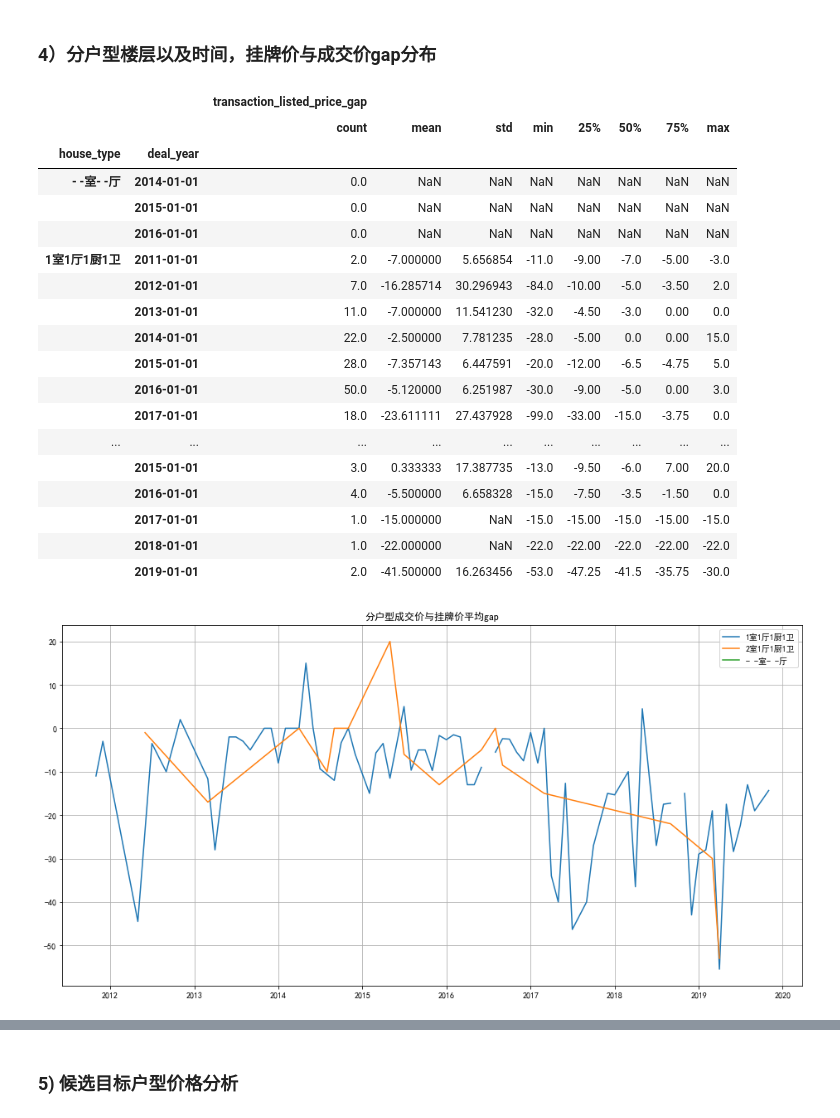
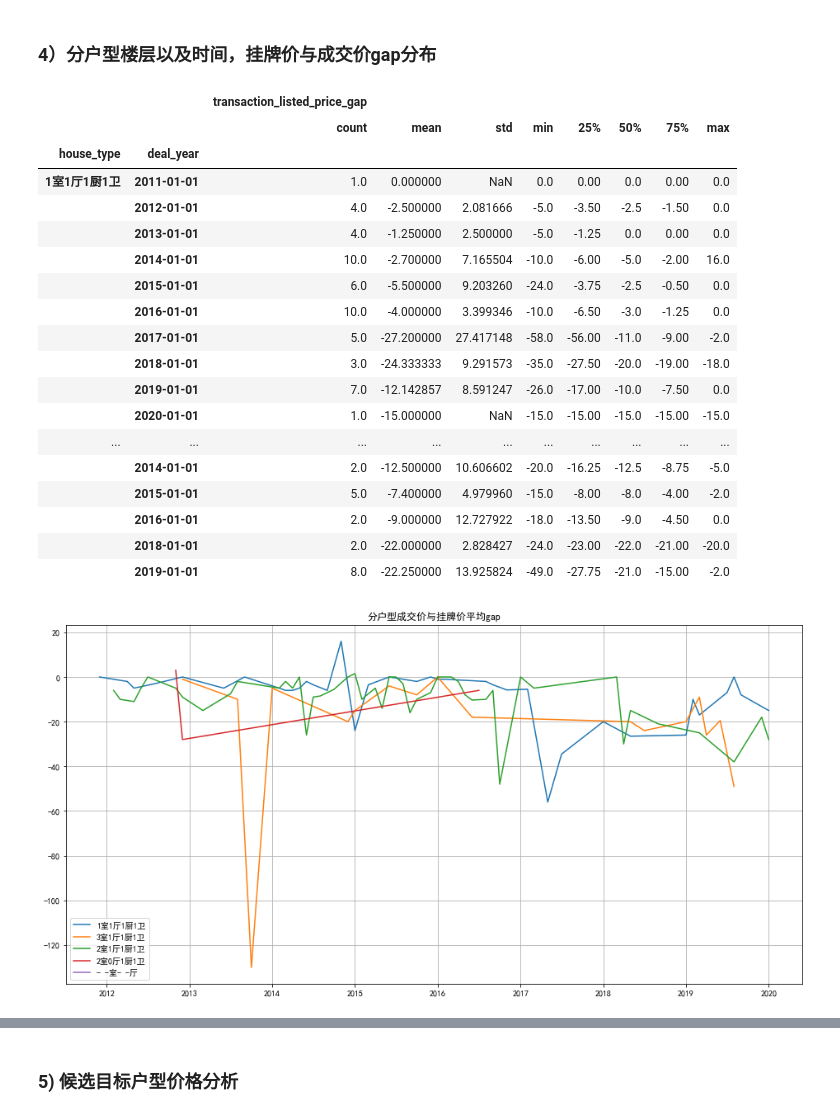
Before and after one commit to DanielHHP/lianjiaSpider, a Jupyter notebook: notebook/house_deal_analyse.ipynb, the cells around one changed output, grey strips where cells are left out. Cells and saved outputs as stored; diff of their text form; code cells hidden in the pictures.

```diff
--- a/notebook/house_deal_analyse.ipynb
+++ b/notebook/house_deal_analyse.ipynb
@@ -42,7 +50,8 @@ pd.set_option("display.max_rows", None)
 # 一. 数据载入&预处理
 # %%
 # 载入数据
-data = pd.read_csv('../教场口6号院.csv')
+#data = pd.read_csv('../教场口6号院.csv')
+data = pd.read_csv('../东直门南大街.csv')
 # %%
 # 预览数据
 data.head(3)
@@ -92,6 +101,15 @@ dtype: object
 data['transaction_duration'] = data['transaction_duration'].map(lambda x: np.nan if x=='暂无数据' or x is np.nan else int(x)).astype('Int64',errors='ignore')
 # 面积
 data['area'] = data['area'].map(lambda x: float(x.strip('㎡') if x != '暂无数据' else np.nan))
+# 判断是否是链家成交
+def is_lianjia_deal(priceStr):
+    if priceStr == '暂无数据':
+        return False
+    elif '-' not in priceStr:
+        return True
+    else:
+        return False
+data['is_lianjia_deal'] = data['transaction_price'].map(is_lianjia_deal)
 # 成交价
 def convert_int(numberStr):
     if isinstance(numberStr, int) or isinstance(numberStr, float):
@@ -445,8 +474,9 @@ ax1 = fig1.add_subplot(1,1,1)
 #ax1.xaxis.set_major_formatter(matplotlib.dates.DateFormatter('%Y-%m'))#设置时间标签显示格式
 #plt.xticks(pd.date_range('2010-01-01','2019-12', freq='M'),rotation=90)
 for t in data['house_type'].unique():
-    plt.plot(data[data['house_type']==t].groupby(['deal_month']).mean()['transaction_price'])
+    plt.plot(data[(data['house_type']==t) & (data['is_lianjia_deal']==True)].groupby(['deal_month']).mean()['transaction_price'])
 plt.grid(True)
 plt.legend(data['house_type'].unique(),loc='best')
+plt.title('分户型平均成交价格走势')
 plt.show()
 # %% [output]
@@ -503,41 +534,41 @@ data.sort_values('deal_date').groupby(['house_type','area','floor'])[['transacti
 ### 4）分户型楼层以及时间，挂牌价与成交价gap分布
 # %%
 #data.groupby(['house_type','area','floor','deal_year'])[['transaction_listed_price_gap']].describe()
-data.groupby(['house_type','deal_year'])[['transaction_listed_price_gap']].describe()
+data[data['is_lianjia_deal']==True].groupby(['house_type','deal_year'])[['transaction_listed_price_gap']].describe()
 # %% [output]
 |  |  | transaction_listed_price_gap |  |  |  |  |  |  |  |
 |  |  | count | mean | std | min | 25% | 50% | 75% | max |
 | house_type | deal_year |  |  |  |  |  |  |  |  |
-| - -室- -厅 | 2014-01-01 | 0.0 | NaN | NaN | NaN | NaN | NaN | NaN | NaN |
-|  | 2015-01-01 | 0.0 | NaN | NaN | NaN | NaN | NaN | NaN | NaN |
-|  | 2016-01-01 | 0.0 | NaN | NaN | NaN | NaN | NaN | NaN | NaN |
-| 1室1厅1厨1卫 | 2011-01-01 | 2.0 | -7.000000 | 5.656854 | -11.0 | -9.00 | -7.0 | -5.00 | -3.0 |
-|  | 2012-01-01 | 7.0 | -16.285714 | 30.296943 | -84.0 | -10.00 | -5.0 | -3.50 | 2.0 |
-|  | 2013-01-01 | 11.0 | -7.000000 | 11.541230 | -32.0 | -4.50 | -3.0 | 0.00 | 0.0 |
-|  | 2014-01-01 | 22.0 | -2.500000 | 7.781235 | -28.0 | -5.00 | 0.0 | 0.00 | 15.0 |
-|  | 2015-01-01 | 28.0 | -7.357143 | 6.447591 | -20.0 | -12.00 | -6.5 | -4.75 | 5.0 |
-|  | 2016-01-01 | 50.0 | -5.120000 | 6.251987 | -30.0 | -9.00 | -5.0 | 0.00 | 3.0 |
-|  | 2017-01-01 | 18.0 | -23.611111 | 27.437928 | -99.0 | -33.00 | -15.0 | -3.75 | 0.0 |
+| 1室1厅1厨1卫 | 2011-01-01 | 1.0 | 0.000000 | NaN | 0.0 | 0.00 | 0.0 | 0.00 | 0.0 |
+|  | 2012-01-01 | 4.0 | -2.500000 | 2.081666 | -5.0 | -3.50 | -2.5 | -1.50 | 0.0 |
+|  | 2013-01-01 | 4.0 | -1.250000 | 2.500000 | -5.0 | -1.25 | 0.0 | 0.00 | 0.0 |
+|  | 2014-01-01 | 10.0 | -2.700000 | 7.165504 | -10.0 | -6.00 | -5.0 | -2.00 | 16.0 |
+|  | 2015-01-01 | 6.0 | -5.500000 | 9.203260 | -24.0 | -3.75 | -2.5 | -0.50 | 0.0 |
+|  | 2016-01-01 | 10.0 | -4.000000 | 3.399346 | -10.0 | -6.50 | -3.0 | -1.25 | 0.0 |
+|  | 2017-01-01 | 5.0 | -27.200000 | 27.417148 | -58.0 | -56.00 | -11.0 | -9.00 | -2.0 |
+|  | 2018-01-01 | 3.0 | -24.333333 | 9.291573 | -35.0 | -27.50 | -20.0 | -19.00 | -18.0 |
+|  | 2019-01-01 | 7.0 | -12.142857 | 8.591247 | -26.0 | -17.00 | -10.0 | -7.50 | 0.0 |
+|  | 2020-01-01 | 1.0 | -15.000000 | NaN | -15.0 | -15.00 | -15.0 | -15.00 | -15.0 |
 | ... | ... | ... | ... | ... | ... | ... | ... | ... | ... |
-|  | 2015-01-01 | 3.0 | 0.333333 | 17.387735 | -13.0 | -9.50 | -6.0 | 7.00 | 20.0 |
-|  | 2016-01-01 | 4.0 | -5.500000 | 6.658328 | -15.0 | -7.50 | -3.5 | -1.50 | 0.0 |
-|  | 2017-01-01 | 1.0 | -15.000000 | NaN | -15.0 | -15.00 | -15.0 | -15.00 | -15.0 |
-|  | 2018-01-01 | 1.0 | -22.000000 | NaN | -22.0 | -22.00 | -22.0 | -22.00 | -22.0 |
-|  | 2019-01-01 | 2.0 | -41.500000 | 16.263456 | -53.0 | -47.25 | -41.5 | -35.75 | -30.0 |
+|  | 2014-01-01 | 2.0 | -12.500000 | 10.606602 | -20.0 | -16.25 | -12.5 | -8.75 | -5.0 |
+|  | 2015-01-01 | 5.0 | -7.400000 | 4.979960 | -15.0 | -8.00 | -8.0 | -4.00 | -2.0 |
+|  | 2016-01-01 | 2.0 | -9.000000 | 12.727922 | -18.0 | -13.50 | -9.0 | -4.50 | 0.0 |
+|  | 2018-01-01 | 2.0 | -22.000000 | 2.828427 | -24.0 | -23.00 | -22.0 | -21.00 | -20.0 |
+|  | 2019-01-01 | 8.0 | -22.250000 | 13.925824 | -49.0 | -27.75 | -21.0 | -15.00 | -2.0 |
 # %%
 #plt.figure(figsize=(16, 8))
 fig1 = plt.figure(figsize=(16,8))
 ax1 = fig1.add_subplot(1,1,1)
 #ax1.xaxis.set_major_formatter(matplotlib.dates.DateFormatter('%Y-%m'))#设置时间标签显示格式
 #plt.xticks(pd.date_range('2010-01-01','2019-12', freq='M'),rotation=90)
 for t in data['house_type'].unique():
-    plt.plot(data[data['house_type']==t].groupby(['deal_month']).mean()['transaction_listed_price_gap'].astype(float))
+    plt.plot(data[(data['house_type']==t) & (data['is_lianjia_deal']==True)].groupby(['deal_month']).mean()['transaction_listed_price_gap'].astype(float))
 plt.grid(True)
 plt.legend(data['house_type'].unique(),loc='best')
 plt.title('分户型成交价与挂牌价平均gap')
 plt.show()
 # %% [output]
-[figure, old version]
+[figure, new version]
 # %%
 
 for t in data['house_type'].unique():
```
Also changed, not shown: parts of 53 cells of this notebook, 2 other files.
